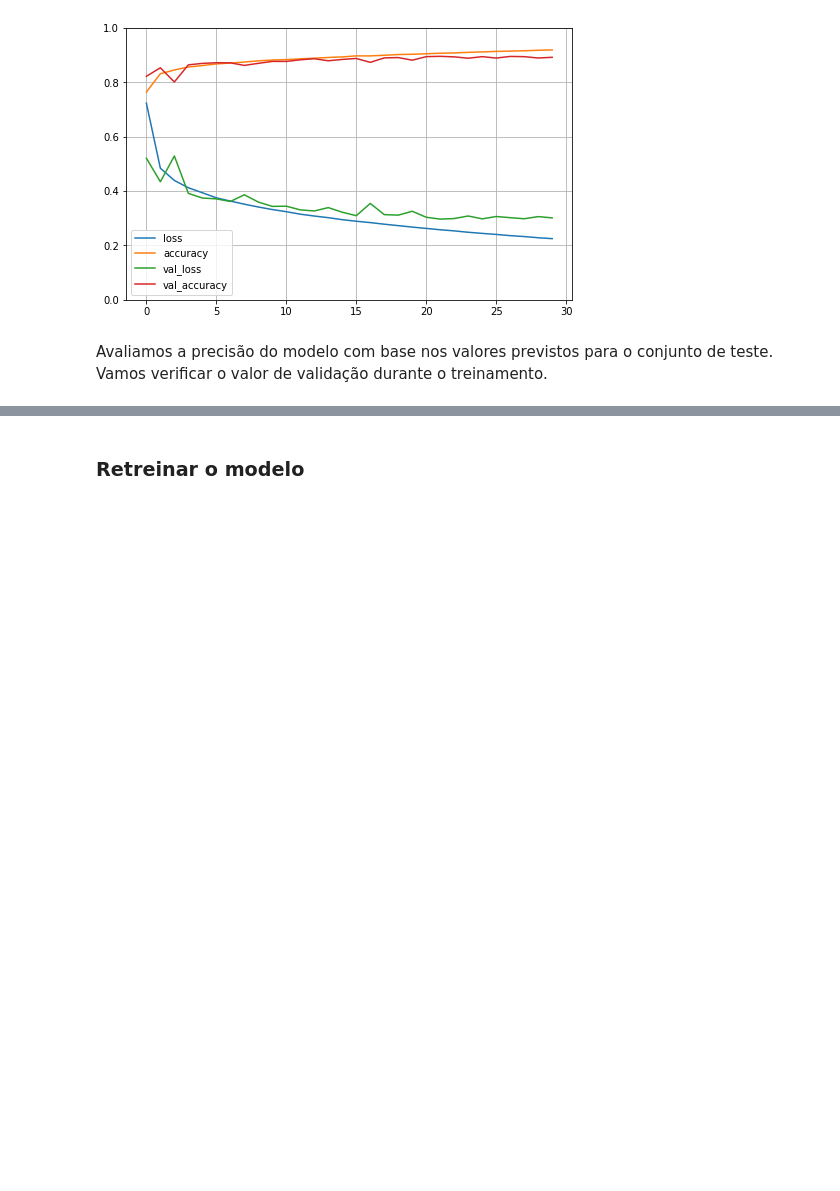
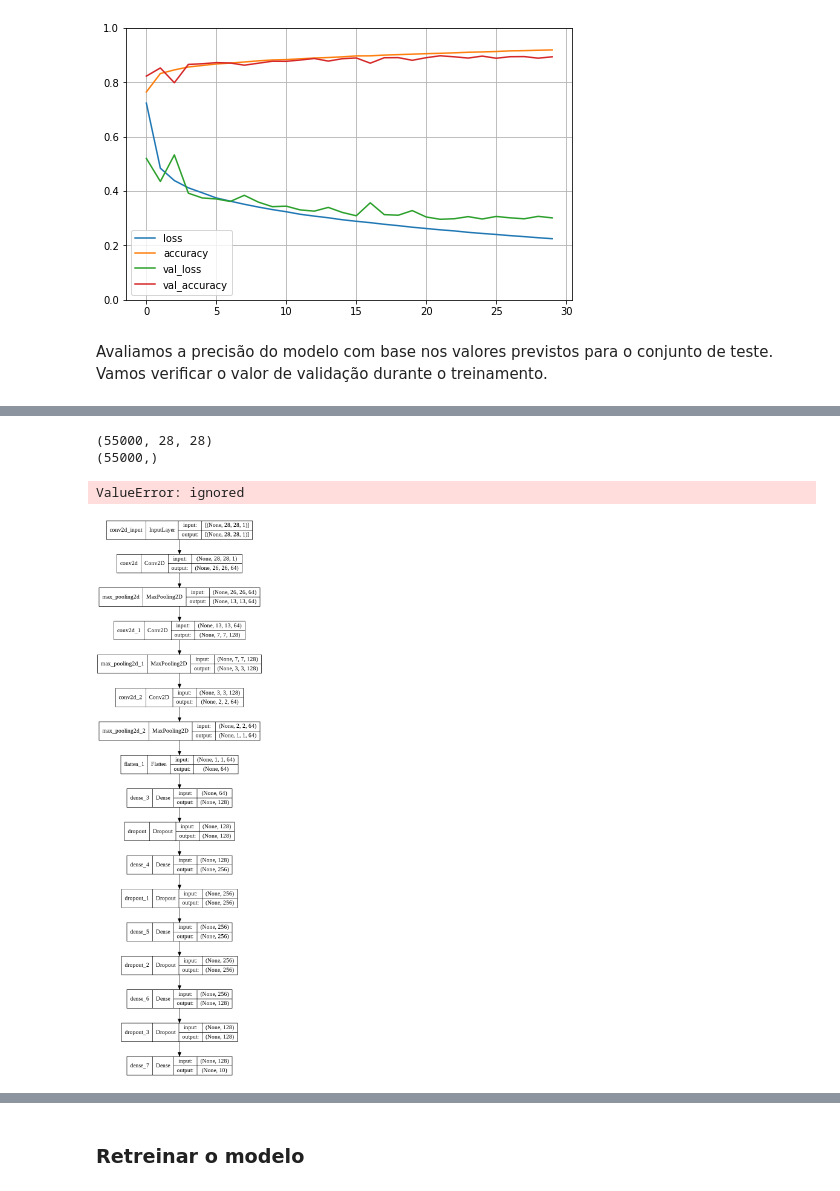
Before and after one commit to Leandro-Braga/Estudo_de_Caso, a Jupyter notebook: Atividade_Leandro_Neural_Network.ipynb, the cells around one changed output, grey strips where cells are left out. Saved outputs shown, nothing was run; the diff lists cells and outputs as text; code cells hidden in the pictures; blank space fills up the shorter version.

```diff
--- a/Atividade_Leandro_Neural_Network.ipynb
+++ b/Atividade_Leandro_Neural_Network.ipynb
@@ -374,0 +377,41 @@ Teste accuracy: 0.8826000094413757
+# %%
+print(x_train.shape)
+print(y_train.shape)
+# x_train, y_train
+# %% [output]
+(55000, 28, 28)
+(55000,)
+# %%
+# * unpack the tuple
+x_train = x_train.reshape(x_train.shape[0], * (28, 28, 1))
+y_train = y_train.reshape(y_train.shape[0], * (28, 28, 1))
+x_valid = x_valid.reshape(x_valid.shape[0], * (28, 28, 1))
+# %% [output]
+ValueError: ignored
+# %%
+model_5 = keras.models.Sequential([
+                         keras.layers.Conv2D(filters = 64 , kernel_size = 3,strides = (1,1), padding = 'valid',activation = 'relu',input_shape = [28,28,1]), # 1st Layer
+                         keras.layers.MaxPooling2D(pool_size = (2,2)),
+
+                         keras.layers.Conv2D(filters = 128 , kernel_size = 3,strides = (2,2), padding = 'same',activation = 'relu',input_shape = [28,28,1]), # 2nd Layer
+                         keras.layers.MaxPooling2D(pool_size = (2,2)),
+
+                         keras.layers.Conv2D(filters = 64 , kernel_size = 3,strides = (2,2), padding = 'same',activation = 'relu',input_shape = [28,28,1]), # 3rd Layer
+                         keras.layers.MaxPooling2D(pool_size = (2,2)),
+
+                         keras.layers.Flatten(),
+                         keras.layers.Dense(units = 128,activation = 'relu'),
+                         keras.layers.Dropout(0.25),
+                         keras.layers.Dense(units = 256,activation = 'relu'),
+                         keras.layers.Dropout(0.5),
+                         keras.layers.Dense(units = 256,activation = 'relu'),
+                         keras.layers.Dropout(0.25),
+                         keras.layers.Dense(units = 128,activation = 'relu'),
+                         keras.layers.Dropout(0.10),
+                         keras.layers.Dense(units = 10,activation = 'softmax')
+
+])
+# %%
+keras.utils.plot_model(model_5, to_file='model_plot.png', show_shapes=True, show_layer_names=True)
+# %% [output]
+[figure, added]
```
Also changed, not shown: parts of 21 cells of this notebook.
